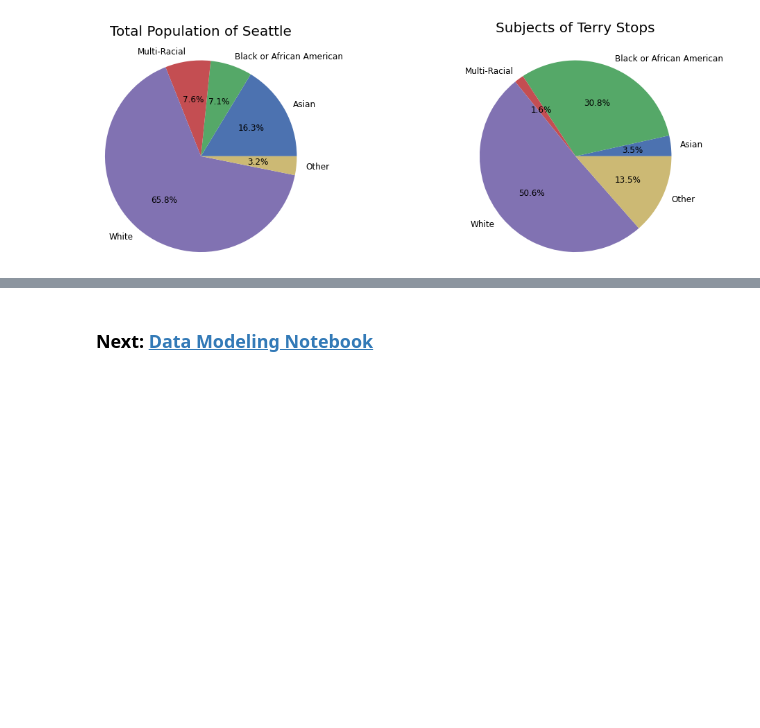
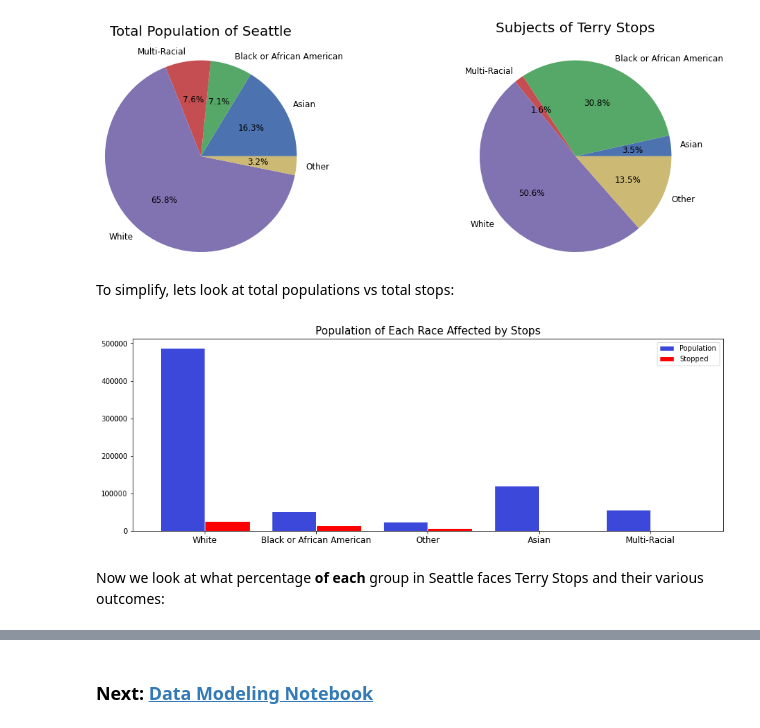
Before and after one commit to shadel96/Terry_Stops_Analysis, a Jupyter notebook: nb_1-terry_data_cleaning_analysis.ipynb, the cells around one changed output, grey strips where cells are left out. Drawn from its saved outputs; the diff is of its cells as text; code cells hidden in the pictures; blank space fills up the shorter version.

```diff
--- a/nb_1-terry_data_cleaning_analysis.ipynb
+++ b/nb_1-terry_data_cleaning_analysis.ipynb
@@ -460,15 +467,3 @@ df.to_csv('./data/cleaned_df.csv', index=False)
 This data is ready to be preprocessed and run through various classifiers to attempt to predict outcomes based on the features and targets we have just cleaned. This will happen in the [Data Modeling Notebook](./nb_2-terry_models.ipynb)
 
 Before we do this, however, we will now visualize the cleaned data in relation to our objectives, in an investigation of the racial disparity in Terry Stops.
-# %%
-plt.style.use('seaborn-deep')
-fig, ax = plt.subplots(figsize=(10,5))
-sns.histplot(data = df,
-             x = "Subject_Perceived_Race",
-             hue = "Arrested",
-             multiple='stack', bins='auto')
-
-ax.set_xlabel('', fontsize=10)
-ax.set_title('Total Stops and Arrests by Subject Race', fontsize=17)
-plt.legend(labels=['Arrested', 'Stopped'], fontsize=14)
-plt.xticks(rotation= 33, ha='right', rotation_mode='anchor', fontsize=12)
@@ -594,3 +587,24 @@ ax2.set_title('Subjects of Terry Stops', fontsize=20,  pad=35)
 plt.show()
 # %% [output]
 [figure]
+# %% [markdown]
+To simplify, lets look at total populations vs total stops:
+# %%
+race_df.set_index('Race', inplace=True)
+# %%
+colors={'Population':'#3b48d9', 'Total_Stopped':'#ff0000'}
+
+viz_race = race_df[['Population', 'Total_Stopped']].sort_values(by='Total_Stopped', ascending=False)
+viz_race.plot(kind='bar', figsize=(15,5), legend=True, edgecolor='white', width=0.8,
+            title='Population Vs Total Stops', color=colors)
+plt.xticks(rotation= 0, fontsize=12)
+plt.xlabel('')
+plt.title('Population of Each Race Affected by Stops', fontsize=15)
+plt.legend(['Population', 'Stopped'])
+
+
+plt.savefig('./img/pop_vs_stops_etc')
+# %% [output]
+[figure, added]
+# %% [markdown]
+Now we look at what percentage **of each** group in Seattle faces Terry Stops and their various outcomes:
```
Also changed, not shown: parts of 16 cells of this notebook, 2 other files.
